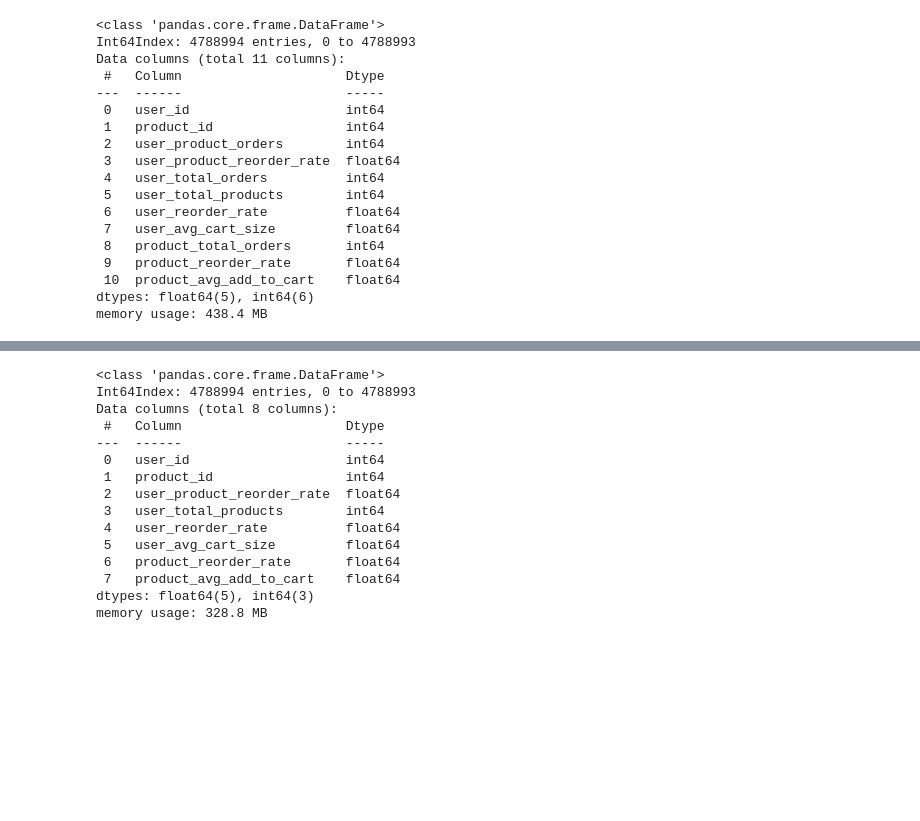
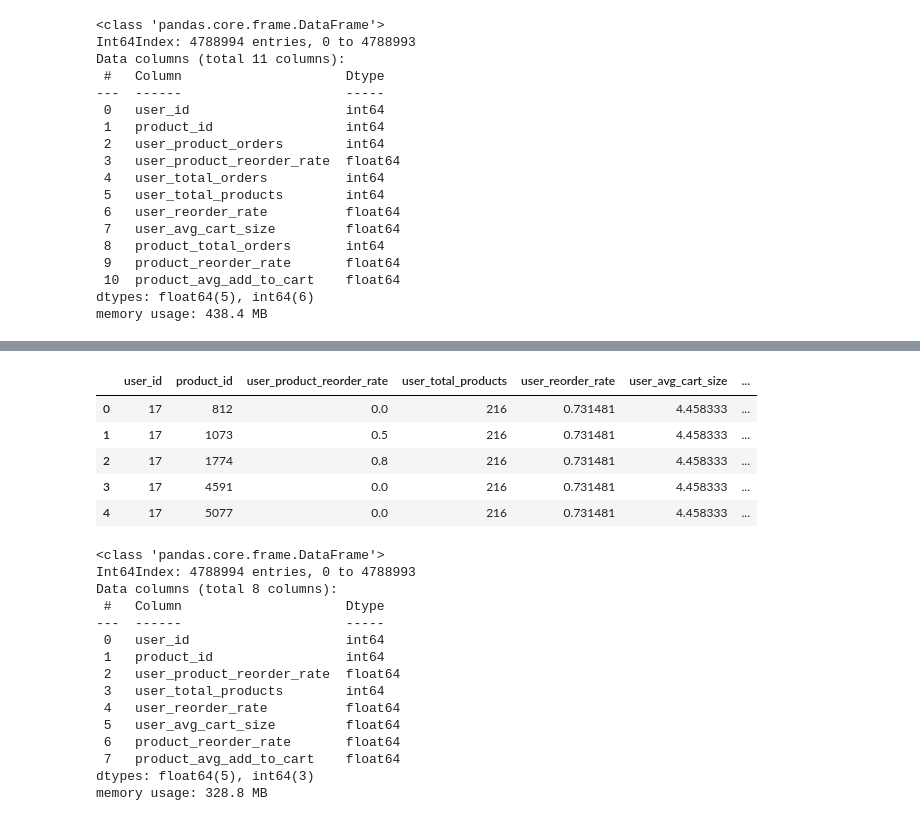
Before and after one commit to WasVelinn/1stPerSonalProjecT, a Jupyter notebook: Untitled4.ipynb, the cells around one changed output, grey strips where cells are left out. Cells and saved outputs as stored; diff of their text form; code cells hidden in the pictures; blank space fills up the shorter version.

```diff
--- a/Untitled4.ipynb
+++ b/Untitled4.ipynb
@@ -214,5 +254,14 @@ memory usage: 438.4 MB
 # %%
 final_data = final_data.drop(['user_total_orders', 'product_total_orders', 'user_product_orders'], axis=1)
+# %%
+final_data.head()
+# %% [output]
+|  | user_id | product_id | user_product_reorder_rate | user_total_products | user_reorder_rate | user_avg_cart_size | ... |
+| 0 | 17 | 812 | 0.0 | 216 | 0.731481 | 4.458333 | ... |
+| 1 | 17 | 1073 | 0.5 | 216 | 0.731481 | 4.458333 | ... |
+| 2 | 17 | 1774 | 0.8 | 216 | 0.731481 | 4.458333 | ... |
+| 3 | 17 | 4591 | 0.0 | 216 | 0.731481 | 4.458333 | ... |
+| 4 | 17 | 5077 | 0.0 | 216 | 0.731481 | 4.458333 | ... |
 # %%
 final_data.info()
 # %% [output]
```
Also changed, not shown: parts of 25 cells of this notebook, 19 other files.
